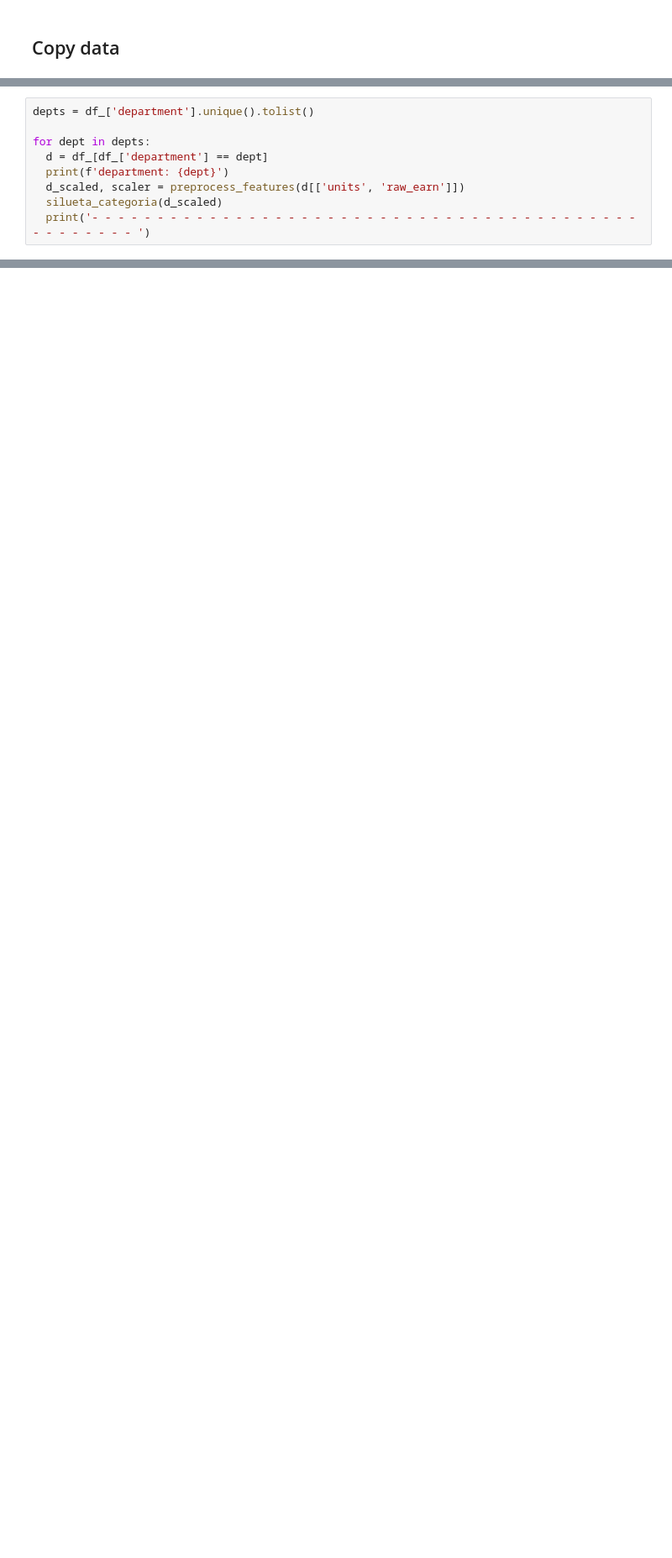
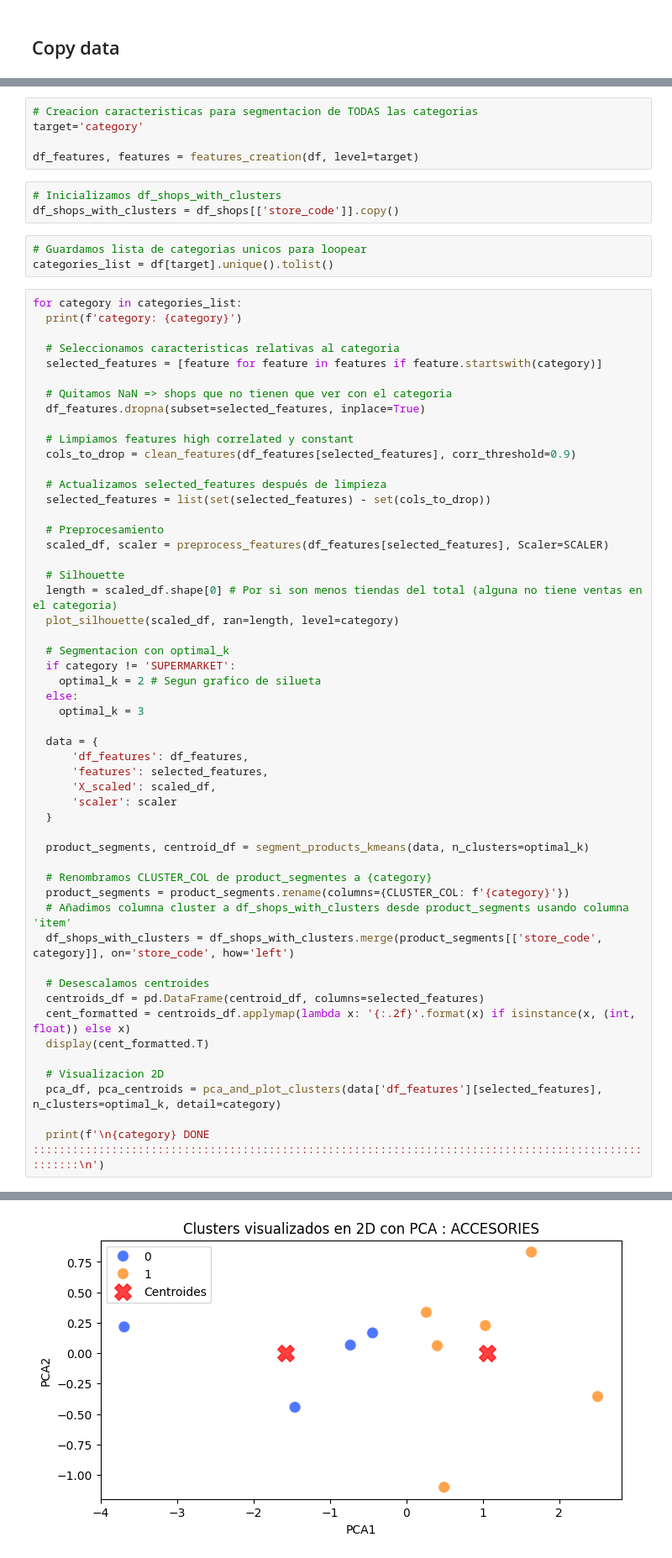
Before and after one commit to antonioMateos/grupo2retail_0424, a Jupyter notebook: 03_Clustering/Clustering_Tiendas_Categorias.ipynb, the cells around one changed output, grey strips where cells are left out. Shown at 84% size. Cells and saved outputs as stored; diff of their text form; blank space fills up the shorter version.

Commit message:
Wip clustering tiendas categorias - analisis adicionales

```diff
--- a/03_Clustering/Clustering_Tiendas_Categorias.ipynb
+++ b/03_Clustering/Clustering_Tiendas_Categorias.ipynb
@@ -487,9 +311,0 @@ plt.show()
-# %%
-depts = df_['department'].unique().tolist()
-
-for dept in depts:
-  d = df_[df_['department'] == dept]
-  print(f'department: {dept}')
-  d_scaled, scaler = preprocess_features(d[['units', 'raw_earn']])
-  silueta_categoria(d_scaled)
-  print('- - - - - - - - - - - - - - - - - - - - - - - - - - - - - - - - - - - - - - - - - - - - - - - - - - ')
@@ -561,0 +319,64 @@ Departamento: SUPERMARKET_3
+# %%
+# Creacion caracteristicas para segmentacion de TODAS las categorias
+target='category'
+
+df_features, features = features_creation(df, level=target)
+# %%
+# Inicializamos df_shops_with_clusters
+df_shops_with_clusters = df_shops[['store_code']].copy()
+# %%
+# Guardamos lista de categorias unicos para loopear
+categories_list = df[target].unique().tolist()
+# %%
+for category in categories_list:
+  print(f'category: {category}')
+
+  # Seleccionamos caracteristicas relativas al categoria
+  selected_features = [feature for feature in features if feature.startswith(category)]
+
+  # Quitamos NaN => shops que no tienen que ver con el categoria
+  df_features.dropna(subset=selected_features, inplace=True)
+
+  # Limpiamos features high correlated y constant
+  cols_to_drop = clean_features(df_features[selected_features], corr_threshold=0.9)
+
+  # Actualizamos selected_features después de limpieza
+  selected_features = list(set(selected_features) - set(cols_to_drop))
+
+  # Preprocesamiento
+  scaled_df, scaler = preprocess_features(df_features[selected_features], Scaler=SCALER)
+
+  # Silhouette
+  length = scaled_df.shape[0] # Por si son menos tiendas del total (alguna no tiene ventas en el categoria)
+  plot_silhouette(scaled_df, ran=length, level=category)
+
+  # Segmentacion con optimal_k
+  if category != 'SUPERMARKET':
+    optimal_k = 2 # Segun grafico de silueta
+  else:
+    optimal_k = 3
+
+  data = {
+      'df_features': df_features,
+      'features': selected_features,
+      'X_scaled': scaled_df,
+      'scaler': scaler
+  }
+
+  product_segments, centroid_df = segment_products_kmeans(data, n_clusters=optimal_k)
+
+  # Renombramos CLUSTER_COL de product_segmentes a {category}
+  product_segments = product_segments.rename(columns={CLUSTER_COL: f'{category}'})
+  # Añadimos columna cluster a df_shops_with_clusters desde product_segments usando columna 'item'
+  df_shops_with_clusters = df_shops_with_clusters.merge(product_segments[['store_code', category]], on='store_code', how='left')
+
+  # Desescalamos centroides
+  centroids_df = pd.DataFrame(centroid_df, columns=selected_features)
+  cent_formatted = centroids_df.applymap(lambda x: '{:.2f}'.format(x) if isinstance(x, (int, float)) else x)
+  display(cent_formatted.T)
+
+  # Visualizacion 2D
+  pca_df, pca_centroids = pca_and_plot_clusters(data['df_features'][selected_features], n_clusters=optimal_k, detail=category)
+
+  print(f'\n{category} DONE ::::::::::::::::::::::::::::::::::::::::::::::::::::::::::::::::::::::::::::::::::::::::::::::::::::\n')
+# %% [output]
@@ -561,0 +395 @@ Departamento: SUPERMARKET_3
+[figure, added]
```
Also changed, not shown: parts of 63 cells of this notebook.
